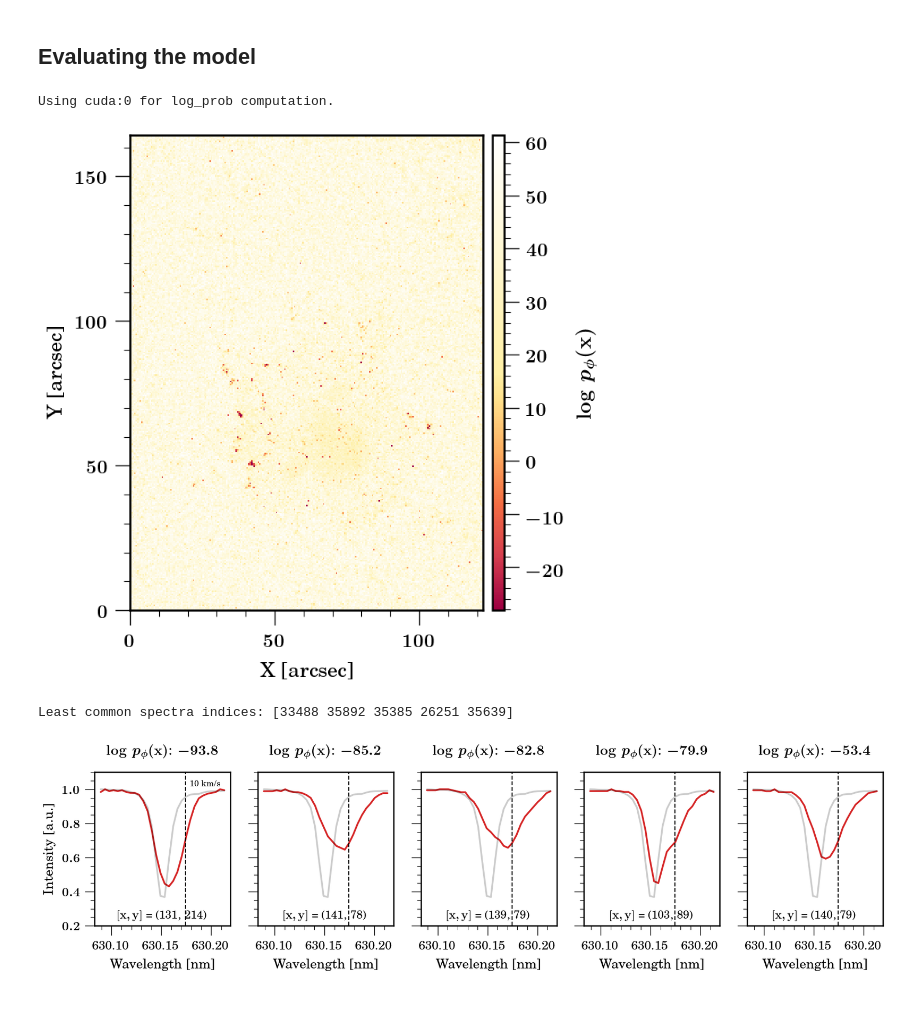
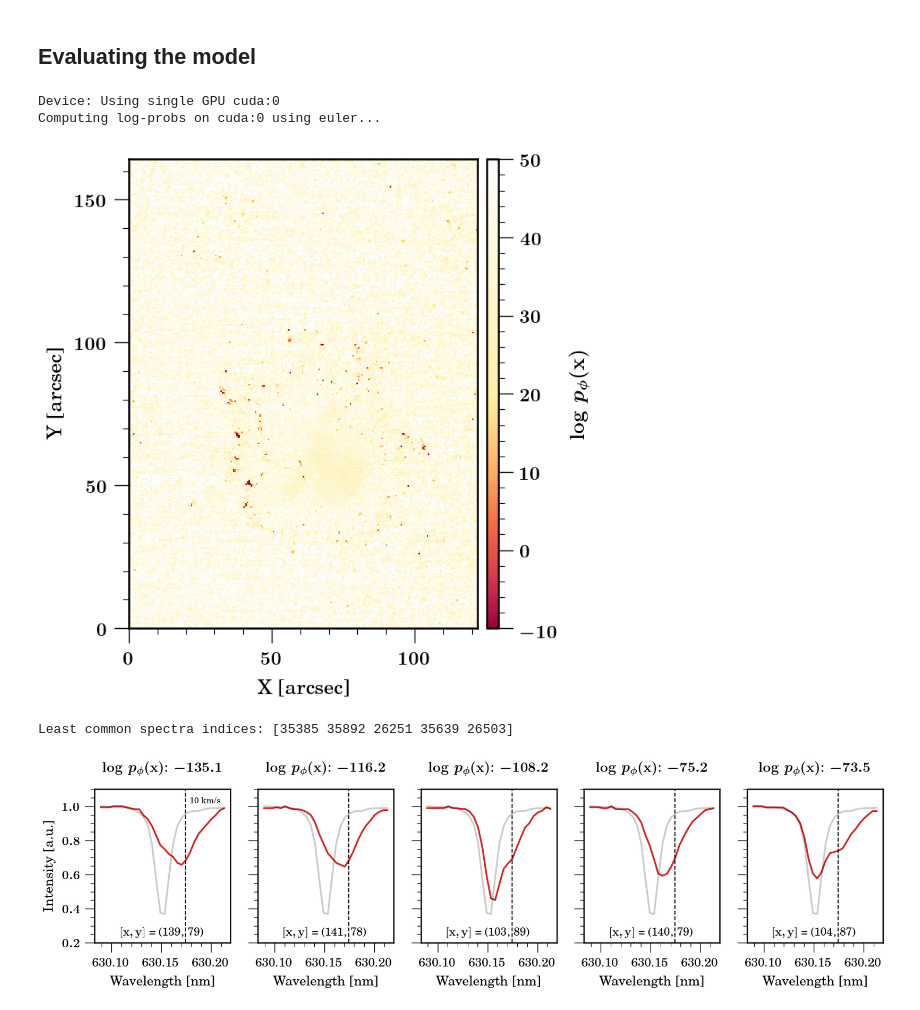
Before and after one commit to cdiazbas/inspectorch, a Jupyter notebook: example/example_flow_matching.ipynb, the cells around one changed output. Drawn from its saved outputs; the diff is of its cells as text; code cells hidden in the pictures.

Commit message:
[FIX] Fix log_prob from flow matching - too noisy

```diff
--- a/example/example_flow_matching.ipynb
+++ b/example/example_flow_matching.ipynb
@@ -196,6 +196,7 @@ log_prob = model.log_prob(
     atol=1e-5,
     rtol=1e-5,
     exact_divergence=False,  # Use Hutchinson estimator for speed (True = exact but slower)
+    step_size=1e-2,
 )
 
 # The model evaluated all the dataset, so we need to reshape the log_prob
@@ -204,30 +205,31 @@ log_prob = model.log_prob(
 # Reshape log_prob to match original spatial dimensions
 log_prob_reshaped = rearrange(log_prob, "(y x) -> y x", y=ny, x=nx)
 # %% [output]
-Using cuda:0 for log_prob computation.
+Device: Using single GPU cuda:0
+Computing log-probs on cuda:0 using euler...
 # %%
 # Plot spatial distribution of log-probabilities
 fig, ax = plt.subplots(1, 1, figsize=(8, 8))
 spectral_to_white = utils.create_spectral_to_white_cmap()
 
 im = ax.imshow(
     log_prob_reshaped,
     cmap=spectral_to_white,
-    vmin=0.3 * np.min(log_prob_reshaped),
-    vmax=0.9 * np.max(log_prob_reshaped),
+    vmin=-10,
+    vmax=50,
     origin="lower",
     interpolation="nearest",
     extent=extent,
 )
 cb = fig.colorbar(im, ax=ax, pad=0.02, shrink=1.0, aspect=40)
 cb.set_label(r"$\log\,p_\phi(\mathbf{x})$")
 plt.minorticks_on()
 plt.xlabel("X [arcsec]")
 plt.ylabel("Y [arcsec]")
 plt.locator_params(axis="x", nbins=3)
 plt.locator_params(axis="y", nbins=5)
 # %% [output]
-[figure, old version]
+[figure, new version]
 # %%
 # --- Visualization of least common spectra ---
 
@@ -305,5 +307,5 @@ num_decimals = 2
 for axes in ax.flat:
     axes.set_xticklabels([f"{tick:.{num_decimals}f}" for tick in axes.get_xticks()])
 # %% [output]
-Least common spectra indices: [33488 35892 35385 26251 35639]
+Least common spectra indices: [35385 35892 26251 35639 26503]
-[figure, old version]
+[figure, new version]
```
Also changed, not shown: parts of 6 cells of this notebook, 6 other files.
